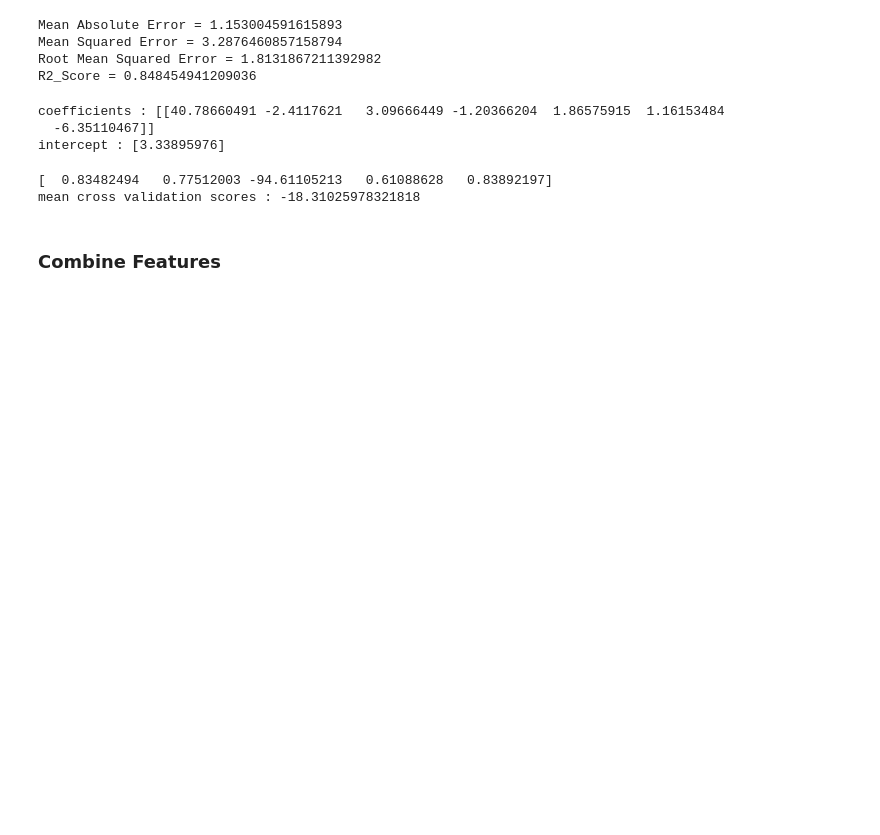
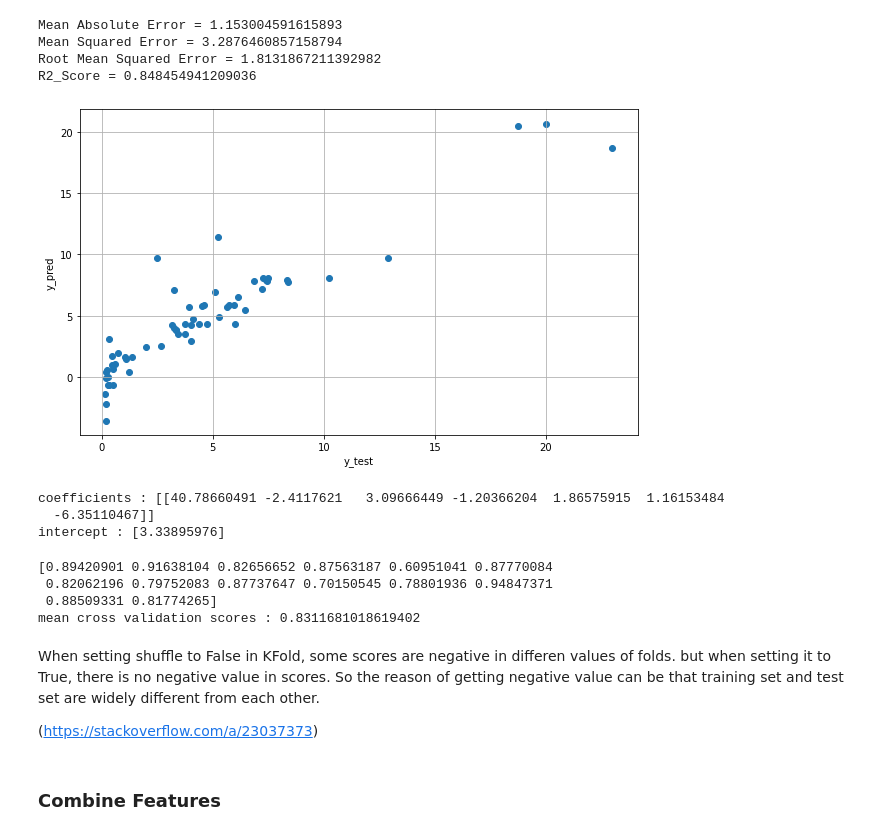
Before and after one commit to saeed-hmt/Machine-Learning, a Jupyter notebook: LinearRegression.ipynb, the cells around one changed output. Drawn from its saved outputs; the diff is of its cells as text; code cells hidden in the pictures; blank space fills up the shorter version.

Commit message:
updated cross validation

```diff
--- a/LinearRegression.ipynb
+++ b/LinearRegression.ipynb
@@ -329,6 +334,15 @@ Mean Absolute Error = 1.153004591615893
 Mean Squared Error = 3.2876460857158794
 Root Mean Squared Error = 1.8131867211392982
 R2_Score = 0.848454941209036
+# %%
+plt.figure(figsize=(10, 6))
+plt.scatter(y_test, y_pred)
+plt.xlabel('y_test')
+plt.ylabel('y_pred')
+plt.grid()
+plt.show()
+# %% [output]
+[figure, added]
 # %%
 print(f'coefficients : {reg.coef_}')
 print(f'intercept : {reg.intercept_}')
@@ -338,13 +352,19 @@ coefficients : [[40.78660491 -2.4117621   3.09666449 -1.20366204  1.86575915  1.
 intercept : [3.33895976]
 # %%
 cv_model = LinearRegression()
-kfold = KFold(n_splits=5)
-cv_scores = cross_val_score(cv_model, normalized_x, y, cv=kfold)
+kfold = KFold(n_splits=14, shuffle=True)
+cv_scores = cross_val_score(cv_model, normalized_x, y, cv=kfold, scoring='r2')
 print(cv_scores)
 print(f'mean cross validation scores : {np.mean(cv_scores)}')
 # %% [output]
-[  0.83482494   0.77512003 -94.61105213   0.61088628   0.83892197]
-mean cross validation scores : -18.31025978321818
+[0.89420901 0.91638104 0.82656652 0.87563187 0.60951041 0.87770084
+ 0.82062196 0.79752083 0.87737647 0.70150545 0.78801936 0.94847371
+ 0.88509331 0.81774265]
+mean cross validation scores : 0.8311681018619402
+# %% [markdown]
+When setting shuffle to False in KFold, some scores are negative in differen values of folds. but when setting it to True, there is no negative value in scores. So the reason of getting negative value can be that training set and test set are widely different from each other.
+
+(https://stackoverflow.com/a/23037373)
 # %% [markdown]
 ### Combine Features
 # %% [markdown]
```
Also changed, not shown: parts of 23 cells of this notebook.
